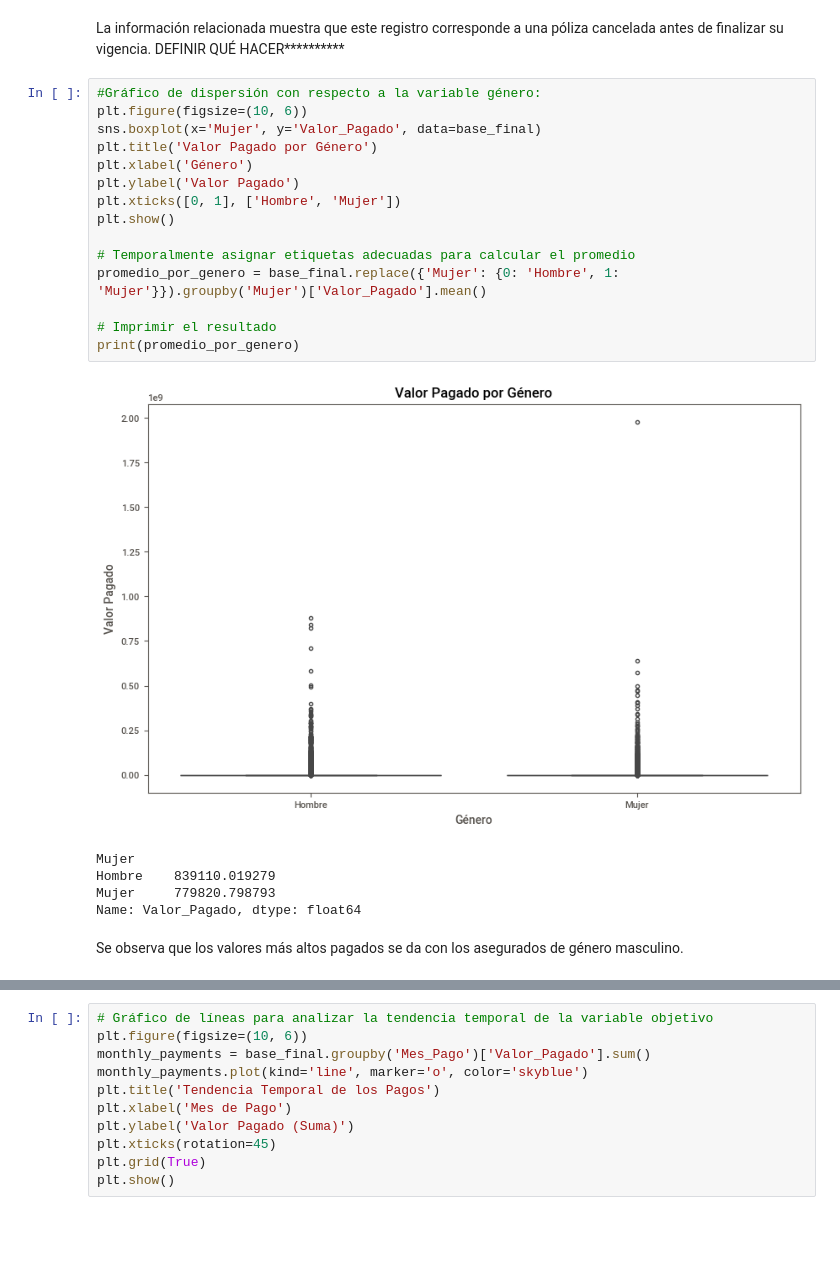
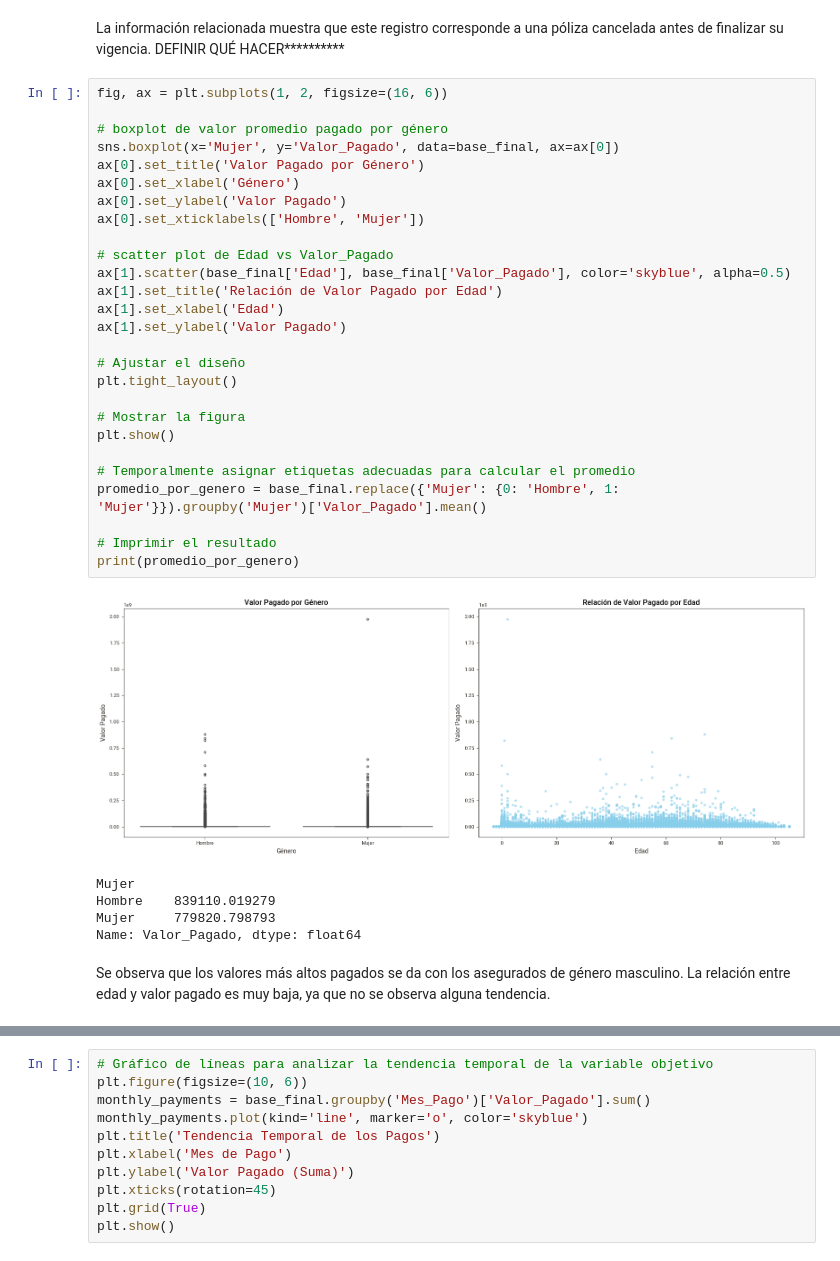
Before and after one commit to veronica1908/FINANZAS_E4_AIII, a Jupyter notebook: b_Limpieza_Transformacion_A_Exploratorio.ipynb, the cells around one changed output, grey strips where cells are left out. Drawn from its saved outputs; the diff is of its cells as text; blank space fills up the shorter version.

Commit message:
ajustes de gráficos

```diff
--- a/b_Limpieza_Transformacion_A_Exploratorio.ipynb
+++ b/b_Limpieza_Transformacion_A_Exploratorio.ipynb
@@ -523,25 +521,38 @@ Información del dato más alto de la variable Valor_Pagado:
 # %% [markdown]
 La información relacionada muestra que este registro corresponde a una póliza cancelada antes de finalizar su vigencia. DEFINIR QUÉ HACER**********
 # %%
-#Gráfico de dispersión con respecto a la variable género:
-plt.figure(figsize=(10, 6))
-sns.boxplot(x='Mujer', y='Valor_Pagado', data=base_final)
-plt.title('Valor Pagado por Género')
-plt.xlabel('Género')
-plt.ylabel('Valor Pagado')
-plt.xticks([0, 1], ['Hombre', 'Mujer'])
+fig, ax = plt.subplots(1, 2, figsize=(16, 6))
+
+# boxplot de valor promedio pagado por género
+sns.boxplot(x='Mujer', y='Valor_Pagado', data=base_final, ax=ax[0])
+ax[0].set_title('Valor Pagado por Género')
+ax[0].set_xlabel('Género')
+ax[0].set_ylabel('Valor Pagado')
+ax[0].set_xticklabels(['Hombre', 'Mujer'])
+
+# scatter plot de Edad vs Valor_Pagado
+ax[1].scatter(base_final['Edad'], base_final['Valor_Pagado'], color='skyblue', alpha=0.5)
+ax[1].set_title('Relación de Valor Pagado por Edad')
+ax[1].set_xlabel('Edad')
+ax[1].set_ylabel('Valor Pagado')
+
+# Ajustar el diseño
+plt.tight_layout()
+
+# Mostrar la figura
 plt.show()
 
 # Temporalmente asignar etiquetas adecuadas para calcular el promedio
 promedio_por_genero = base_final.replace({'Mujer': {0: 'Hombre', 1: 'Mujer'}}).groupby('Mujer')['Valor_Pagado'].mean()
 
 # Imprimir el resultado
 print(promedio_por_genero)
 # %% [output]
-[figure, old version]
+[figure, new version]
 Mujer
 Hombre    839110.019279
 Mujer     779820.798793
 Name: Valor_Pagado, dtype: float64
 # %% [markdown]
 Se observa que los valores más altos pagados se da con los asegurados de género masculino.
+La relación entre edad y valor pagado es muy baja, ya que no se observa alguna tendencia.
```
Also changed, not shown: parts of 12 cells of this notebook.
